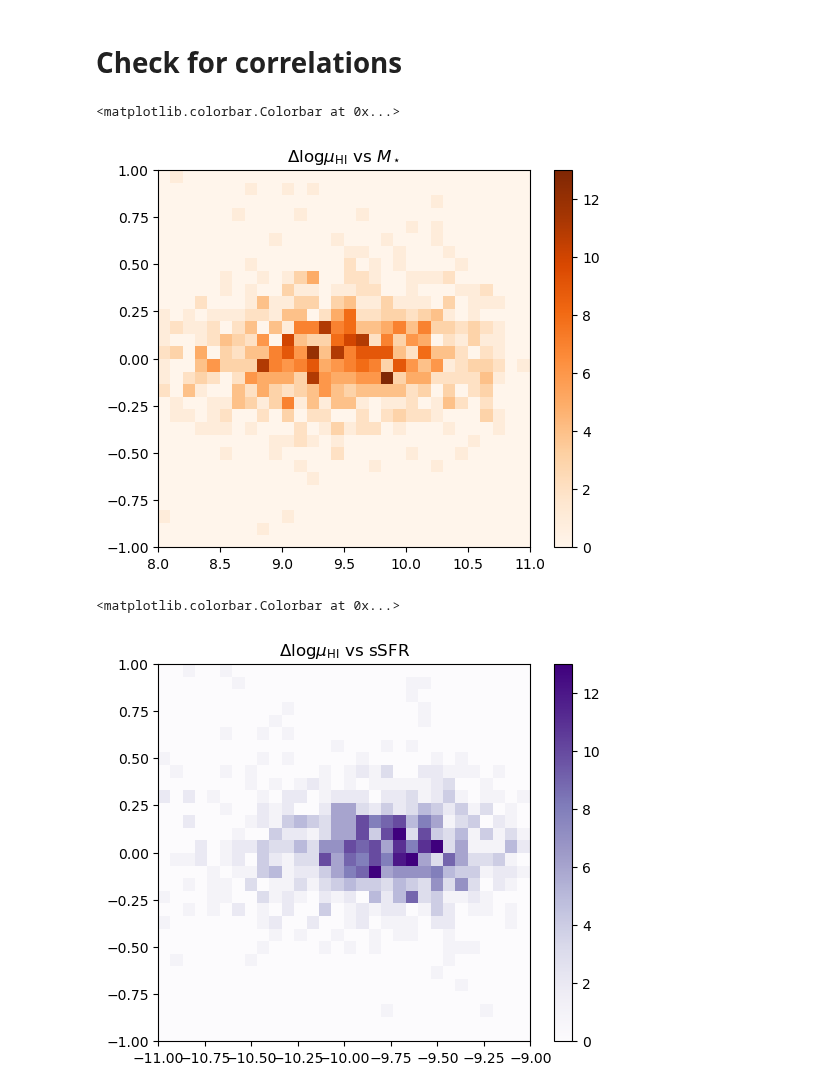
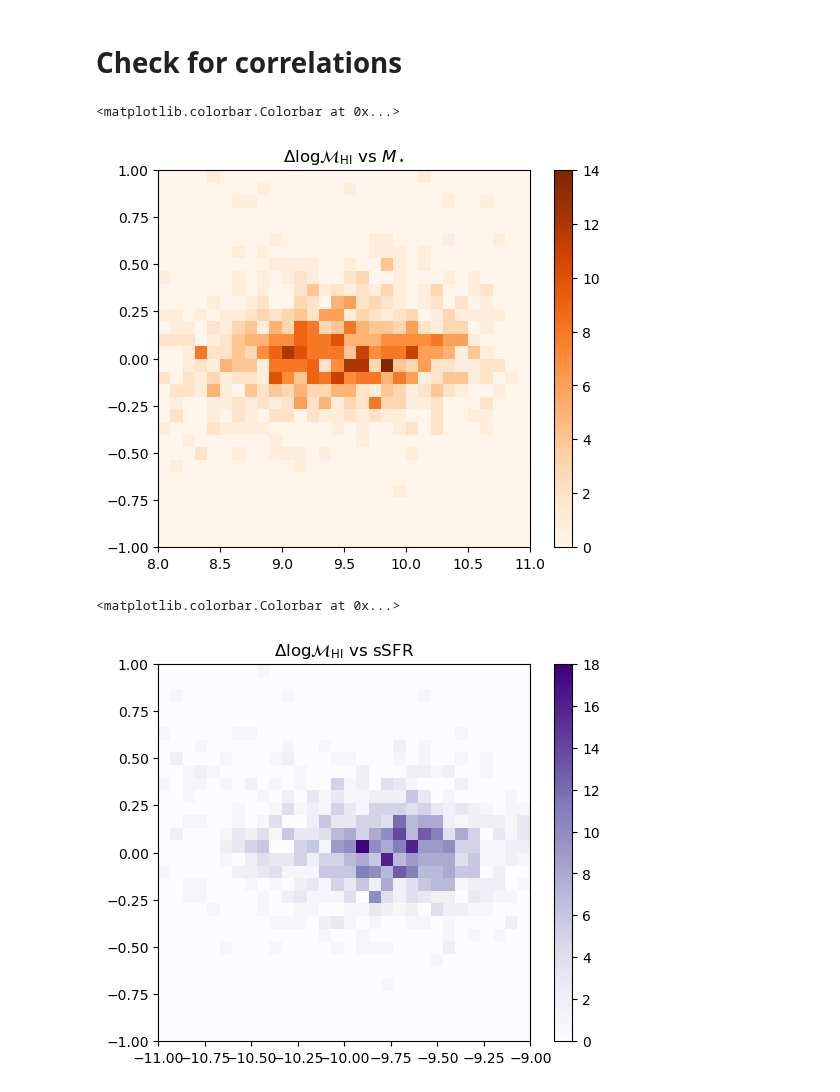
Before and after one commit to jwuphysics/HI-convnets, a Jupyter notebook: notebook/Interpreting a.40 predictions.ipynb, the cells around one changed output. Saved outputs shown, nothing was run; the diff lists cells and outputs as text; code cells hidden in the pictures.

```diff
--- a/notebook/Interpreting a.40 predictions.ipynb
+++ b/notebook/Interpreting a.40 predictions.ipynb
@@ -75,7 +75,7 @@ results.index = results.index.astype(np.int64)
 # %% [markdown]
 # Crossmatch with other data
 # %%
-results = pd.read_csv(f'{PATH}/results/predictions/best_a40-50.csv')
+results = pd.read_csv(f'{PATH}/results/predictions/best_a40A-50.csv')
 results['d_fgas'] = results.fgas_pred - results.fgas_true
 # %%
 data = pd.read_csv(f'{PATH}/data/a40-SDSS_galaxy-properties.csv', index_col='AGCNr')
@@ -83,6 +83,7 @@ redshifts = pd.read_csv(f'{PATH}/data/a40.datafile3.csv', index_col='AGCNr', use
 density = pd.read_csv(f'{PATH}/data/a.40-delta_5.csv', index_col='AGCNr', usecols=('AGCNr', 'delta_5'))
 # %%
 df = results.join(data, on='AGCNr', how='left').join(redshifts, on='AGCNr', how='left').join(density, on='AGCNr', how='left')
+df.dropna(inplace=True)
 df.sample(3)
 # %% [output]
 |  | AGCNr | fgas_pred | fgas_true | d_fgas | Unnamed: 0 | DR7ObjID | logMHI | logMstar | logSFR | Zgas | ... |
@@ -136,19 +137,19 @@ fig.savefig(f'{PATH}/results/figures/physical-trends.png')
 # Check for correlations
 # %%
 plt.figure(figsize=(6, 5), dpi=100)
-plt.title(r'$\Delta \log\mu_{\rm HI}$ vs $M_\star$')
+plt.title(r'$\Delta \log\mathcal{M}_{\rm HI}$ vs $M_\star$')
 plt.hist2d(df.logMstar, df.d_fgas, cmap='Oranges', bins=30, range=[(8, 11), (-1, 1)]);
 plt.colorbar()
 # %% [output]
 <matplotlib.colorbar.Colorbar at 0x...>
-[figure, old version]
+[figure, new version]
 # %%
 plt.figure(figsize=(6, 5), dpi=100)
-plt.title(r'$\Delta \log\mu_{\rm HI}$ vs sSFR')
+plt.title(r'$\Delta \log\mathcal{M}_{\rm HI}$ vs sSFR')
 plt.hist2d(df.logsSFR, df.d_fgas, cmap='Purples', bins=30, range=[(-11, -9), (-1, 1)]);
 plt.colorbar()
 # %% [output]
 <matplotlib.colorbar.Colorbar at 0x...>
-[figure, old version]
+[figure, new version]
 # %%
 plt.figure(figsize=(6, 5), dpi=100)
```
Also changed, not shown: parts of 10 cells of this notebook, 1 other file.
